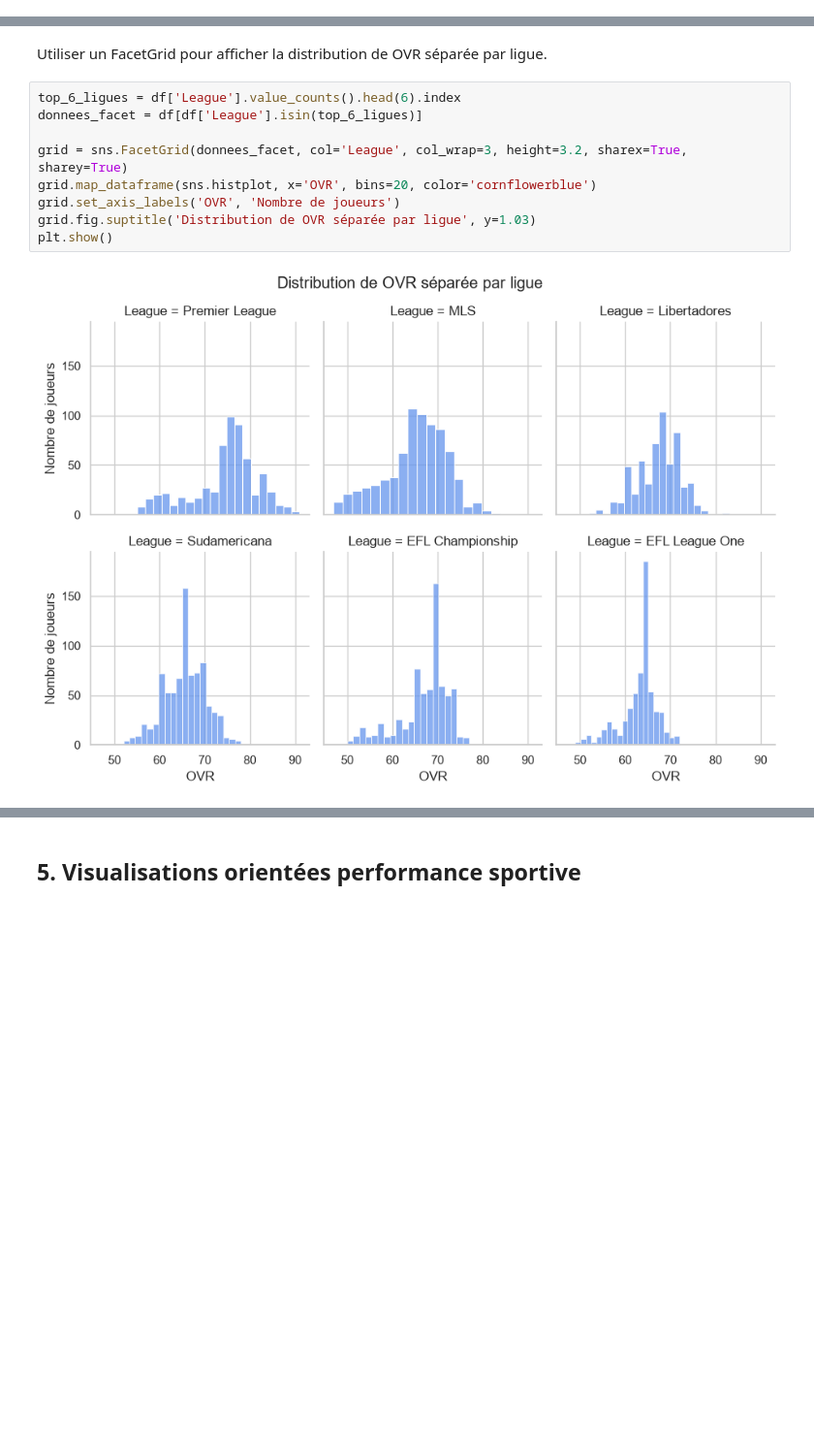
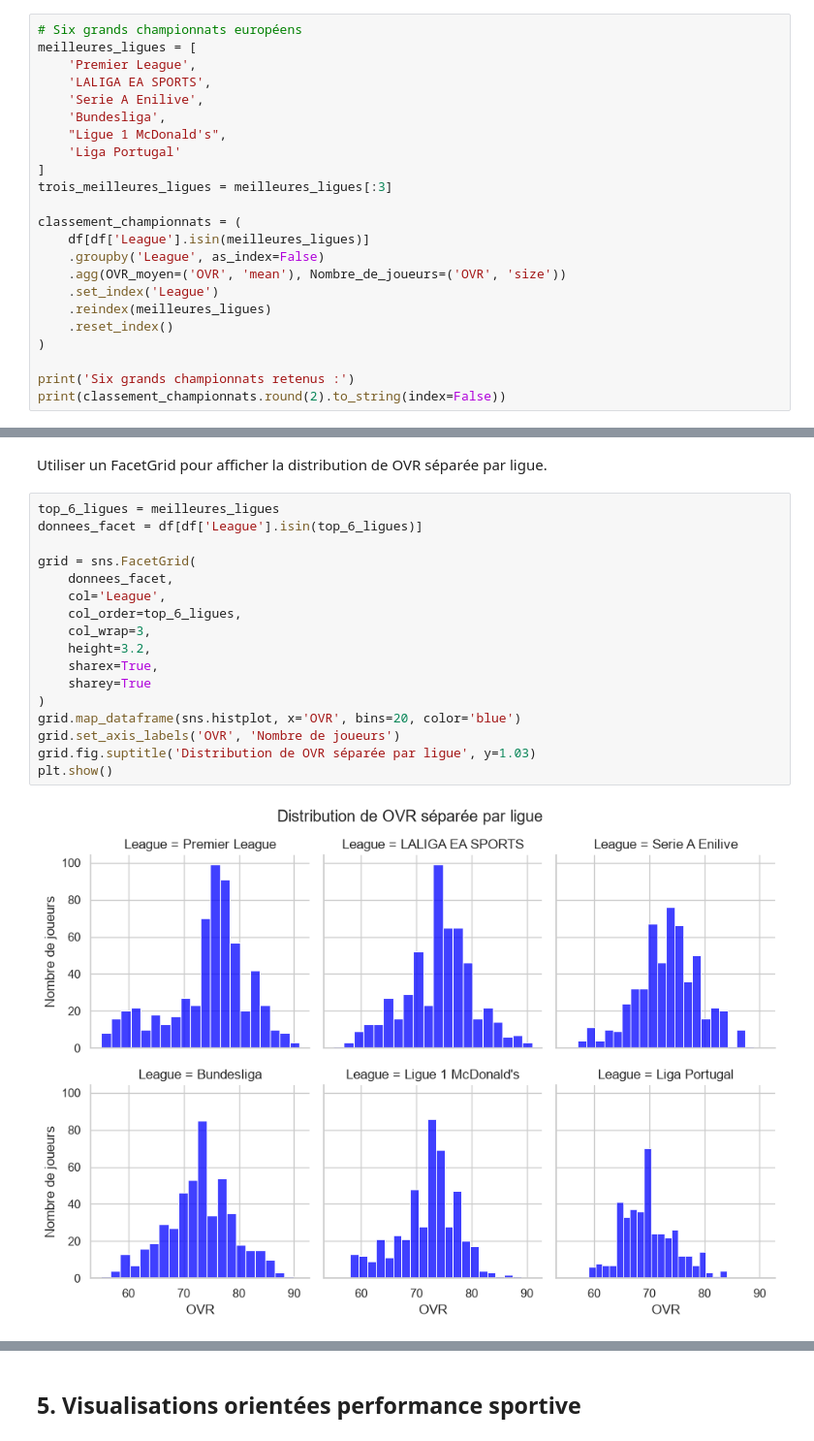
Before and after one commit to Maxime-casr/D-tection-Joueur, a Jupyter notebook: TP_Maxime_Casteras.ipynb, the cells around one changed output, grey strips where cells are left out. Shown at 97% size. Drawn from its saved outputs; the diff is of its cells as text; blank space fills up the shorter version.

```diff
--- a/code.ipynb
+++ b/TP_Maxime_Casteras.ipynb
@@ -197,3 +197,26 @@ plt.tight_layout()
 plt.show()
 # %% [output]
 [figure]
+# %%
+# Six grands championnats européens
+meilleures_ligues = [
+    'Premier League',
+    'LALIGA EA SPORTS',
+    'Serie A Enilive',
+    'Bundesliga',
+    "Ligue 1 McDonald's",
+    'Liga Portugal'
+]
+trois_meilleures_ligues = meilleures_ligues[:3]
+
+classement_championnats = (
+    df[df['League'].isin(meilleures_ligues)]
+    .groupby('League', as_index=False)
+    .agg(OVR_moyen=('OVR', 'mean'), Nombre_de_joueurs=('OVR', 'size'))
+    .set_index('League')
+    .reindex(meilleures_ligues)
+    .reset_index()
+)
+
+print('Six grands championnats retenus :')
+print(classement_championnats.round(2).to_string(index=False))
@@ -301,13 +345,21 @@ plt.show()
 # %% [markdown]
 Utiliser un FacetGrid pour afficher la distribution de OVR séparée par ligue.
 # %%
-top_6_ligues = df['League'].value_counts().head(6).index
+top_6_ligues = meilleures_ligues
 donnees_facet = df[df['League'].isin(top_6_ligues)]
 
-grid = sns.FacetGrid(donnees_facet, col='League', col_wrap=3, height=3.2, sharex=True, sharey=True)
-grid.map_dataframe(sns.histplot, x='OVR', bins=20, color='cornflowerblue')
+grid = sns.FacetGrid(
+    donnees_facet,
+    col='League',
+    col_order=top_6_ligues,
+    col_wrap=3,
+    height=3.2,
+    sharex=True,
+    sharey=True
+)
+grid.map_dataframe(sns.histplot, x='OVR', bins=20, color='blue')
 grid.set_axis_labels('OVR', 'Nombre de joueurs')
 grid.fig.suptitle('Distribution de OVR séparée par ligue', y=1.03)
 plt.show()
 # %% [output]
-[figure, old version]
+[figure, new version]
```
Also changed, not shown: parts of 14 cells of this notebook.
